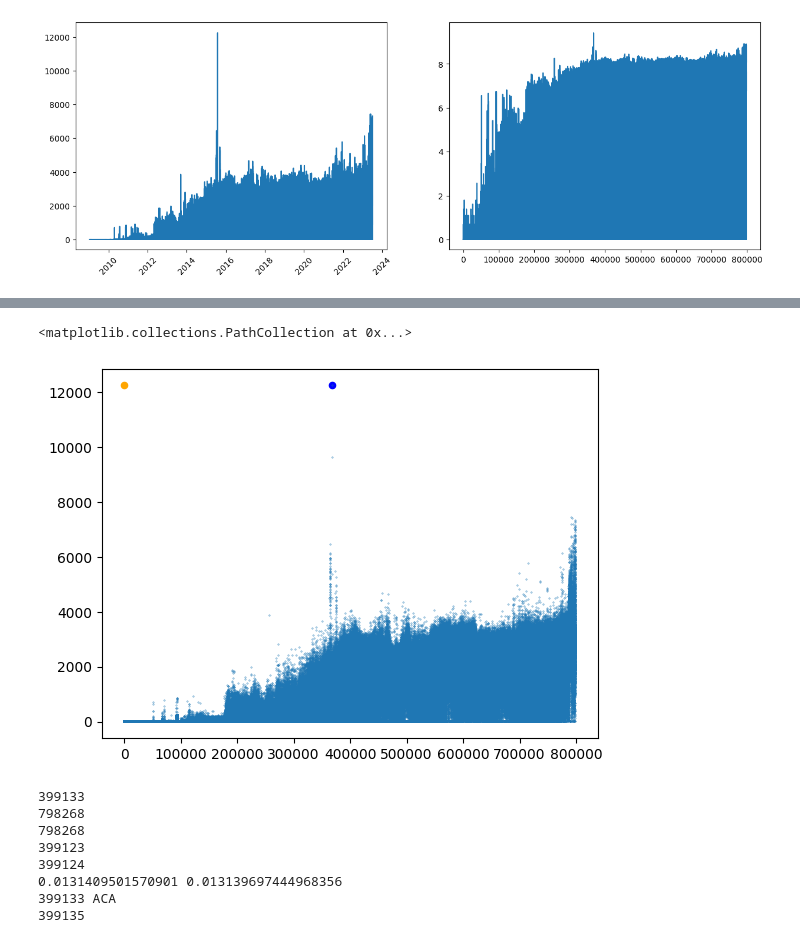
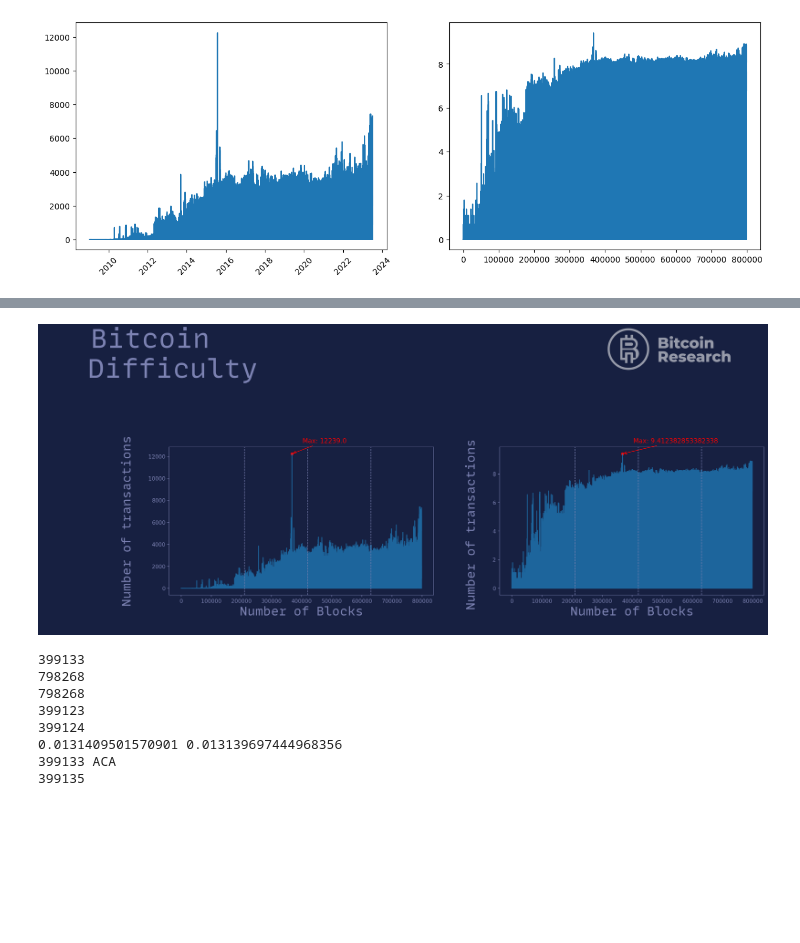
Before and after one commit to bitcoinR3search/BitcoinResearch, a Jupyter notebook: scripts/analisis/analisis_1.ipynb, the cells around one changed output, grey strips where cells are left out. Cells and saved outputs as stored; diff of their text form; code cells hidden in the pictures; blank space fills up the shorter version.

```diff
--- a/scripts/analisis/analisis_1.ipynb
+++ b/scripts/analisis/analisis_1.ipynb
@@ -85,19 +59,62 @@ plt.plot(FRE[500000:],np.abs(transformada[500000:3813419]))#, np.abs(transformad
-# %%
-#=======NTX VS N_BLOCKS
-fig, ax = plt.subplots()
-indice=np.where((ntx==np.max(ntx)))[0][0]
-ntx_max=ntx[indice]
-
-indice2=np.where((ntx==np.min(ntx)))[0][0]
-ntx_min=ntx[indice]
-
-
-ax.scatter(n_block[indice], ntx_max, color ='blue',label='Máximo', s=20)
-ax.scatter(n_block[indice2], ntx_min, color ='orange',label='Minimo', s=20)
-ax.scatter(n_block,ntx ,label="numero de trans, por bloque", s=0.1,alpha=0.8)
-# %% [output]
-<matplotlib.collections.PathCollection at 0x...>
-[figure, removed]
+# %%
+#=======NTX VS N_BLOCKS
+def crear_imagen_total(tipo='estilo_dark'):
+    fig, ax = plt.subplots(1,2,figsize=(20,5), dpi=200)
+    preferencias = {'color':Estilos[tipo][0],'fontproperties':prop}
+    indice=np.where((ntx==np.max(ntx)))[0][0]
+    ntx_max=ntx[indice]
+
+    fig.patch.set_facecolor(Estilos[tipo][1])
+    ax[0].patch.set_facecolor(Estilos[tipo][1])
+    ax[1].patch.set_facecolor(Estilos[tipo][1])
+
+    for spine in ax[0].spines.values():
+        spine.set_color(Estilos[tipo][0])
+    for spine in ax[1].spines.values():
+        spine.set_color(Estilos[tipo][0])
+
+
+    plt.suptitle("Bitcoin\n   Difficulty",fontsize=50,y=1.5,x=0.1,**preferencias)
+
+
+    ax[0].scatter(n_block[indice], ntx_max, color ='red',label='Máximo', s=20)
+    ax[0].annotate(f'Max: {ntx_max}', (n_block[indice], ntx_max), xytext=(20, 20), textcoords='offset points',
+                arrowprops=dict(arrowstyle='->', color='red'), fontsize=12, color='red')
+
+    ax[0].plot(n_block,ntx ,label="number of transactions per block",alpha=0.8)
+    ax[0].set_ylabel('Number of transactions\n', fontsize=23,**preferencias)
+    ax[0].set_xlabel('Number of Blocks\n', fontsize=23,**preferencias)
+    ax[0].axvline(x=210000, color=Estilos[tipo][0], linestyle='--', linewidth=1)
+    ax[0].axvline(x=210000*2, color=Estilos[tipo][0], linestyle='--', linewidth=1)
+    ax[0].axvline(x=210000*3, color=Estilos[tipo][0], linestyle='--', linewidth=1)
+    ax[0].tick_params(axis='both',colors=Estilos[tipo][0])
+    #ax[0].axvline(x=210000*3, color='red', linestyle='--', linewidth=1)
+
+
+    ax[1].scatter(n_block[indice], np.log(ntx_max), color ='red',label='Máximo', s=20)
+    ax[1].annotate(f'Max: {np.log(ntx_max)}', (n_block[indice], np.log(ntx_max)), xytext=(20, 20), textcoords='offset points',
+                arrowprops=dict(arrowstyle='->', color='red'), fontsize=12, color='red')
+
+    ax[1].plot(n_block,np.log(ntx) ,label="number of transactions per block",alpha=0.8)
+    ax[1].set_ylabel('Number of transactions \n', fontsize=23,**preferencias)
+    ax[1].set_xlabel('Number of Blocks\n', fontsize=23,**preferencias)
+    ax[1].scatter(n_block[indice], np.log(ntx_max), color ='red',label='Máximo', s=20)
+    ax[1].axvline(x=210000, color=Estilos[tipo][0], linestyle='--', linewidth=1)
+    ax[1].axvline(x=210000*2, color=Estilos[tipo][0], linestyle='--', linewidth=1)
+    ax[1].axvline(x=210000*3, color=Estilos[tipo][0], linestyle='--', linewidth=1)
+    ax[1].tick_params(axis='both',colors=Estilos[tipo][0])
+
+    tw1 = Image.open('/home/richard/TRABAJO/BitcoinResearch/scripts/bins/br_w.png')
+    # tw1 = Image.open('bins/br_w.png')
+    tw1_resized = tw1.resize((int(tw1.width * 0.65), int(tw1.height * 0.65)))
+    tw1_array = np.array(tw1_resized)
+    fig.figimage(tw1_array, xo=2800, yo=1000, alpha=0.55, zorder=1)
+    plt.subplots_adjust(wspace=0.25)
+    plt.show()
+
+crear_imagen_total(tipo='estilo_dark')
+# %% [output]
+[figure, added]
 # %%
 #=======TRANFORMADA SIN INTERPOLACION=======
 
```
Also changed, not shown: parts of 3 cells of this notebook, 1 other file.
